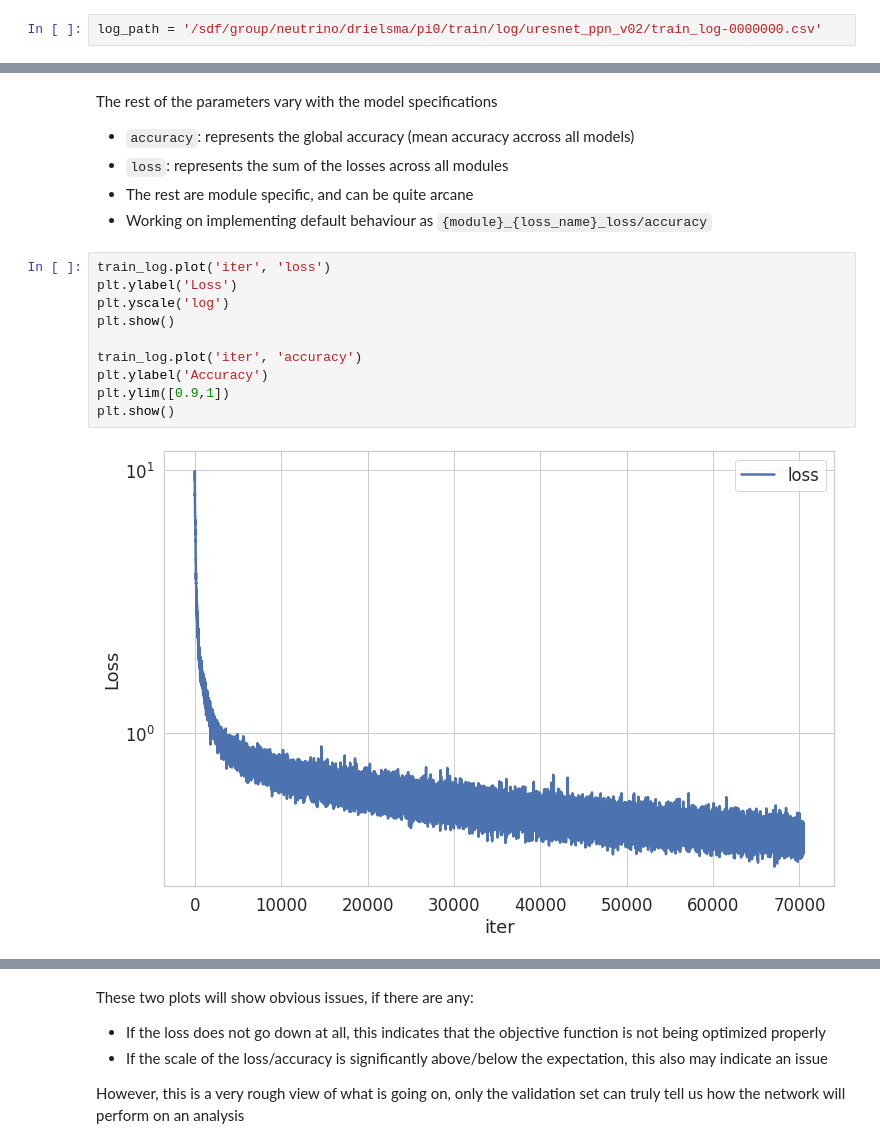
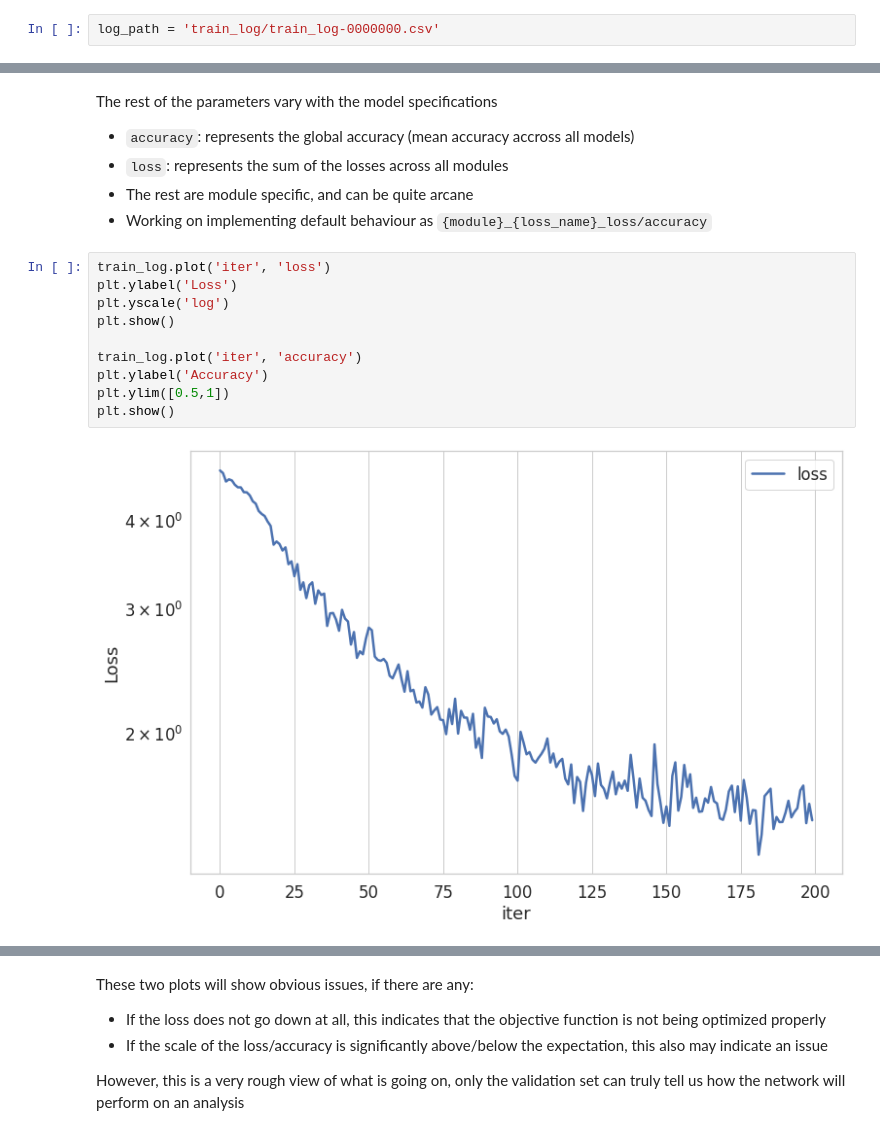
Before and after one commit to DeepLearnPhysics/dune_workshop_2021_10_04, a Jupyter notebook: Monitor Optimization.ipynb, the cells around one changed output, grey strips where cells are left out. Cells and saved outputs as stored; diff of their text form.

```diff
--- a/Monitor Optimization.ipynb
+++ b/Monitor Optimization.ipynb
@@ -39,5 +39,5 @@ Let us take a file from an existing folder, any training output will do
 # %%
-log_path = '/sdf/group/neutrino/drielsma/pi0/train/log/uresnet_ppn_v02/train_log-0000000.csv'
+log_path = 'train_log/train_log-0000000.csv'
 # %% [markdown]
 This a csv file, so you may read it using `Pandas`, or any other CSV reader of your choice:
 # %%
@@ -89,12 +87,12 @@ The rest of the parameters vary with the model specifications
 # %%
 train_log.plot('iter', 'loss')
 plt.ylabel('Loss')
 plt.yscale('log')
 plt.show()
 
 train_log.plot('iter', 'accuracy')
 plt.ylabel('Accuracy')
-plt.ylim([0.9,1])
+plt.ylim([0.5,1])
 plt.show()
 # %% [output]
-[figure, old version]
+[figure, new version]
```
Also changed, not shown: parts of 22 cells of this notebook.
